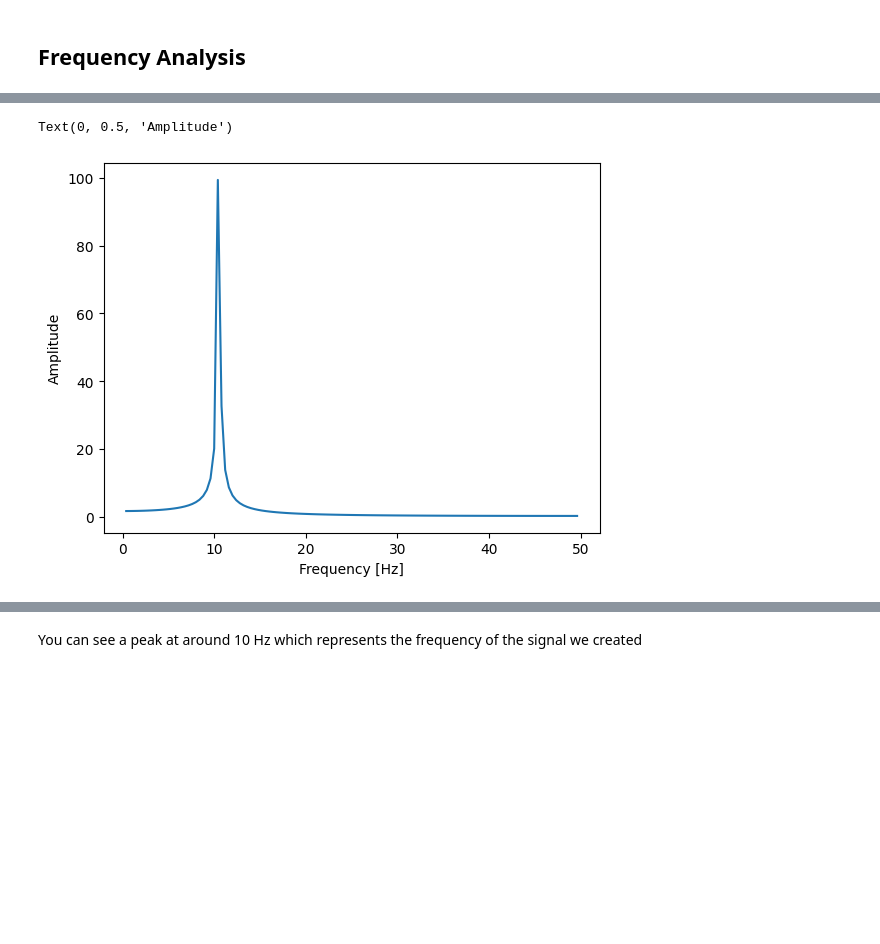
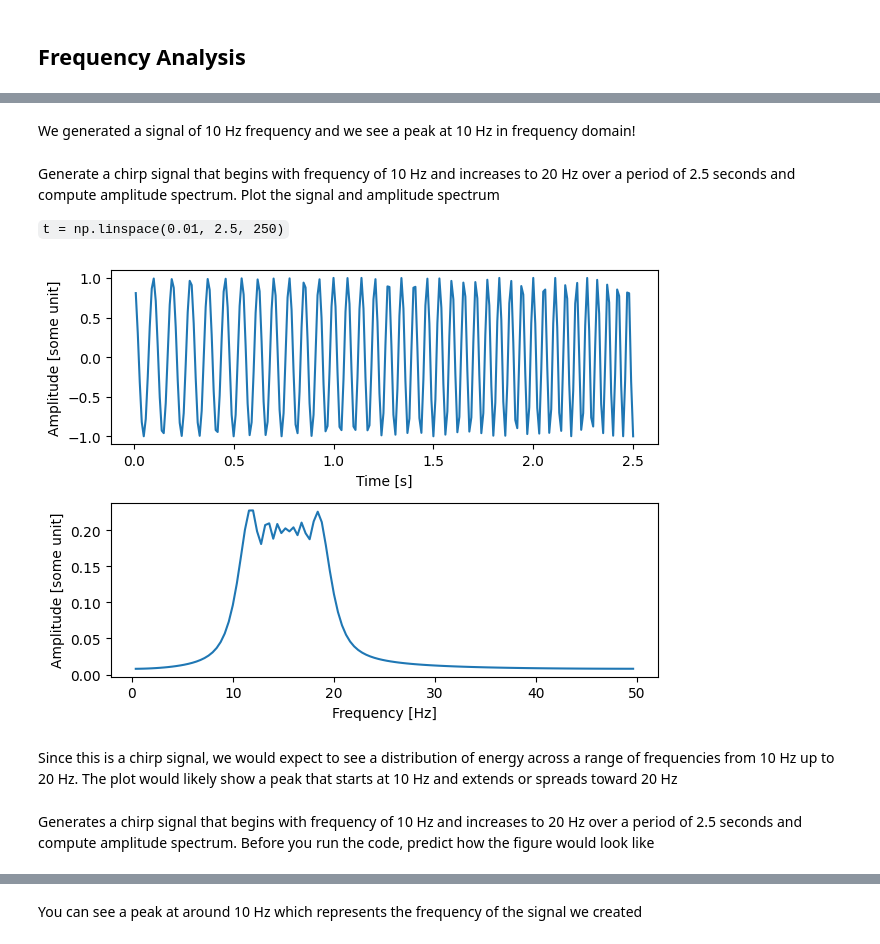
Before and after one commit to ibehave-ibots/iBOTS-Tools, a Jupyter notebook: workshops/python-workshop-1/plan/day4/7 Frequency Analysis With Pandas And Matplotlib.ipynb, the cells around one changed output, grey strips where cells are left out. Drawn from its saved outputs; the diff is of its cells as text; code cells hidden in the pictures; blank space fills up the shorter version.

```diff
--- a/workshops/python-workshop-1/plan/day4/7 Frequency Analysis With Pandas And Matplotlib.ipynb
+++ b/workshops/python-workshop-1/plan/day4/7 Frequency Analysis With Pandas And Matplotlib.ipynb
@@ -371,15 +427,33 @@ Here's a markdown table with explanations for the provided code snippets:
+# %% [markdown]
+We generated a signal of 10 Hz frequency and we see a peak at 10 Hz in frequency domain!
+# %% [markdown]
+Generate a chirp signal that begins with frequency of 10 Hz and increases to 20 Hz over a period of 2.5 seconds and compute amplitude spectrum. Plot the signal and amplitude spectrum
+
+
+`t = np.linspace(0.01, 2.5, 250)`
 # %%
 t = np.linspace(0.01, 2.5, 250)
-alpha = create_periodic_signal(times=t, amplitude=110., frequency=10.5)
+w = chirp(t, f0=10, f1=20, t1=2.5)
 
-fft_result = fft(alpha)
-fft_freqs = fftfreq(len(alpha), d=(t[1] - t[0]))
-positive_freqs = fft_freqs[fft_freqs > 0]
-positive_fft_result = 2.0/len(alpha) * np.abs(fft_result[fft_freqs > 0])
+fft_result = fft(w) # transform to frequency domain
+fft_freqs = fftfreq(len(w), d=(t[1] - t[0])) # get all frequencies that can be measured with the data we have
+positive_freqs = fft_freqs[fft_freqs > 0] # take only positive frequencies
+positive_fft_result = 2.0/len(w) * np.abs(fft_result[fft_freqs > 0]) # take absolute of the power and scale it by a factor of 2.0/len(signal)
 
+plt.subplot(2, 1, 1)
+plt.plot(t, w)
+plt.xlabel('Time [s]')
+plt.ylabel('Amplitude [some unit]')
+
+plt.subplot(2, 1, 2)
 plt.plot(positive_freqs, positive_fft_result)
 plt.xlabel('Frequency [Hz]')
-plt.ylabel('Amplitude')
+plt.ylabel('Amplitude [some unit]')
+
+plt.tight_layout()
 # %% [output]
-Text(0, 0.5, 'Amplitude')
-[figure, old version]
+[figure, new version]
+# %% [markdown]
+ Since this is a chirp signal, we would expect to see a distribution of energy across a range of frequencies from 10 Hz up to 20 Hz. The plot would likely show a peak that starts at 10 Hz and extends or spreads toward 20 Hz
+# %% [markdown]
+Generates a chirp signal that begins with frequency of 10 Hz and increases to 20 Hz over a period of 2.5 seconds and compute amplitude spectrum. Before you run the code, predict how the figure would look like
```
Also changed, not shown: parts of 122 cells of this notebook.
